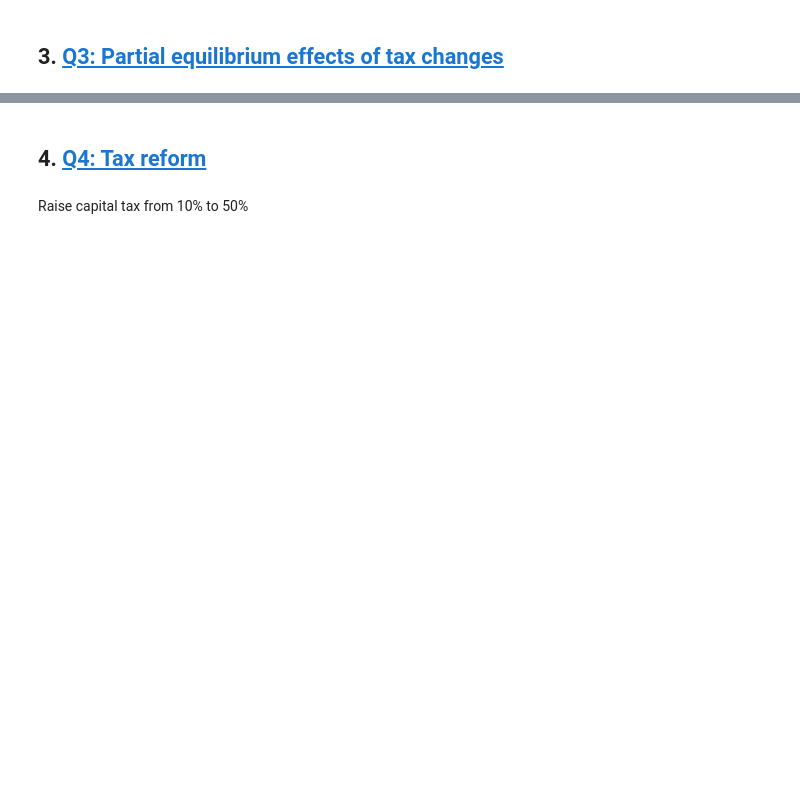
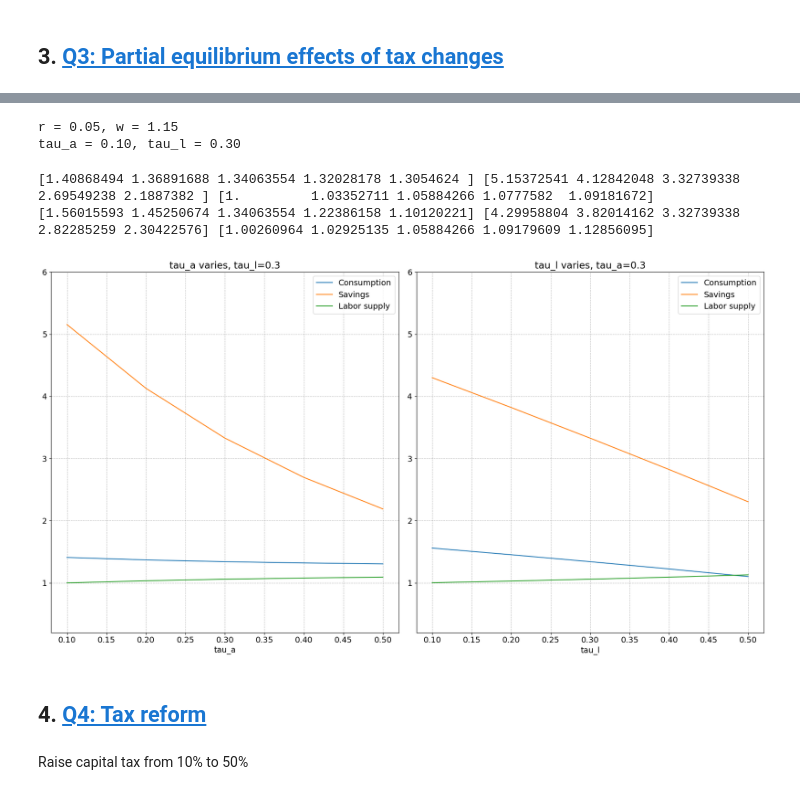
Before and after one commit to zbp778/AdvMacroHet, a Jupyter notebook: Assignments/Assignment I/HANC/HANC copy.ipynb, the cells around one changed output, grey strips where cells are left out. Drawn from its saved outputs; the diff is of its cells as text; code cells hidden in the pictures; blank space fills up the shorter version.

```diff
--- a/Assignments/Assignment I/HANC/HANC copy.ipynb
+++ b/Assignments/Assignment I/HANC/HANC copy.ipynb
@@ -56,3 +121,74 @@ KeyboardInterrupt:
+# %%
+print(f"r = {model.ss.r:.2f}, w = {model.ss.w:.2f}")
+print(f"tau_a = {model.ss.tau_a:.2f}, tau_l = {model.ss.tau_l:.2f}")
+# %% [output]
+r = 0.05, w = 1.15
+tau_a = 0.10, tau_l = 0.30
+# %%
+#Calculate consumption, savings and labor supply for different changes to tau_a holding tau_l fixed and the other way around
+consumption_list_vary_tau_a=np.zeros(5)
+savings_list_vary_tau_a=np.zeros(5)
+labor_list_vary_tau_a=np.zeros(5)
+consumption_list_vary_tau_l=np.zeros(5)
+savings_list_vary_tau_l=np.zeros(5)
+labor_list_vary_tau_l=np.zeros(5)
+tau_a_list=tau_l_list=[0.1,0.2,0.3,0.4,0.5]
+
+#Set up lists of tau_a and tau_l values
+for i,tau in enumerate(tau_a_list):
+    model_ = model.copy()
+    #set new tau values
+    model_.par.tau_a_ss=model_.ss.tau_a= tau
+    model_.par.tau_l_ss=model_.ss.tau_l=0.3
+    model_.solve_hh_ss()
+    model_.simulate_hh_ss()
+
+    #print(f"tau_a = {model_.par.tau_a_ss}, tau_l = {model_.par.tau_l_ss}")
+    #save consumption consumption, savings and labor supply and plot across iterations.
+    consumption_list_vary_tau_a[i]=model_.ss.C_hh
+    savings_list_vary_tau_a[i]=model_.ss.A_hh
+    labor_list_vary_tau_a[i]=model_.ss.L_hh
+
+    model_ = model.copy()
+    #set new tau values
+    model_.par.tau_a_ss=model_.ss.tau_a= 0.3
+    model_.par.tau_l_ss=model_.ss.tau_l=tau
+    model_.solve_hh_ss()
+    model_.simulate_hh_ss()
+
+    #print(f"tau_a = {model_.par.tau_a_ss}, tau_l = {model_.par.tau_l_ss}")
+    #save consumption consumption, savings and labor supply and plot across iterations.
+    consumption_list_vary_tau_l[i]=model_.ss.C_hh
+    savings_list_vary_tau_l[i]=model_.ss.A_hh
+    labor_list_vary_tau_l[i]=model_.ss.L_hh
+
+print(consumption_list_vary_tau_a,savings_list_vary_tau_a,labor_list_vary_tau_a)
+print(consumption_list_vary_tau_l,savings_list_vary_tau_l,labor_list_vary_tau_l)
+# %% [output]
+[1.40868494 1.36891688 1.34063554 1.32028178 1.3054624 ] [5.15372541 4.12842048 3.32739338 2.69549238 2.1887382 ] [1.         1.03352711 1.05884266 1.0777582  1.09181672]
+[1.56015593 1.45250674 1.34063554 1.22386158 1.10120221] [4.29958804 3.82014162 3.32739338 2.82285259 2.30422576] [1.00260964 1.02925135 1.05884266 1.09179609 1.12856095]
+# %%
+#Plot consumption, savings and labor supply against changes in tau_a and tau_l, in same figure different panels
+fig,ax=plt.subplots(1,2,figsize=(18,10))
+ax[0].plot(tau_a_list,consumption_list_vary_tau_a,label='Consumption')
+ax[0].plot(tau_a_list,savings_list_vary_tau_a,label='Savings')
+ax[0].plot(tau_a_list,labor_list_vary_tau_a,label='Labor supply')
+ax[0].set_xlabel('tau_a')
+ax[0].set_title('tau_a varies, tau_l=0.3')
+ax[0].legend()
+ax[1].plot(tau_l_list,consumption_list_vary_tau_l,label='Consumption')
+ax[1].plot(tau_l_list,savings_list_vary_tau_l,label='Savings')
+ax[1].plot(tau_l_list,labor_list_vary_tau_l,label='Labor supply')
+ax[1].set_xlabel('tau_l')
+ax[1].set_title('tau_l varies, tau_a=0.3')
+ax[1].legend()
+ax[0].set_ylim(0.2,6)
+ax[1].set_ylim(0.2,6)
+plt.tight_layout()
+plt.savefig('figs/consumption_savings_labor.pdf')
+plt.show()
+# %% [output]
+[figure, added]
 # %% [markdown]
 ## 4. <a id='toc4_'></a>[Q4: Tax reform](#toc0_)
 # %% [markdown]
```
Also changed, not shown: parts of 21 cells of this notebook, 8 other files.
